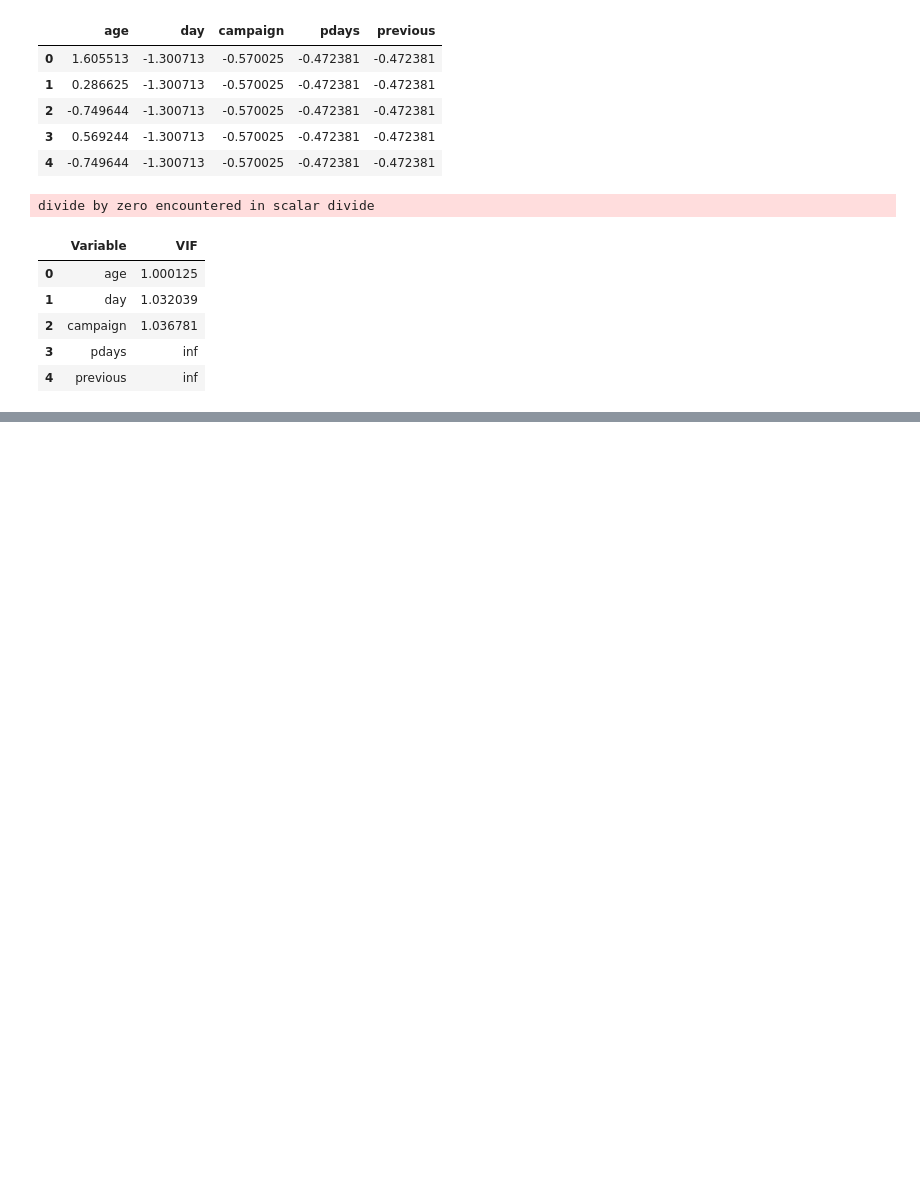
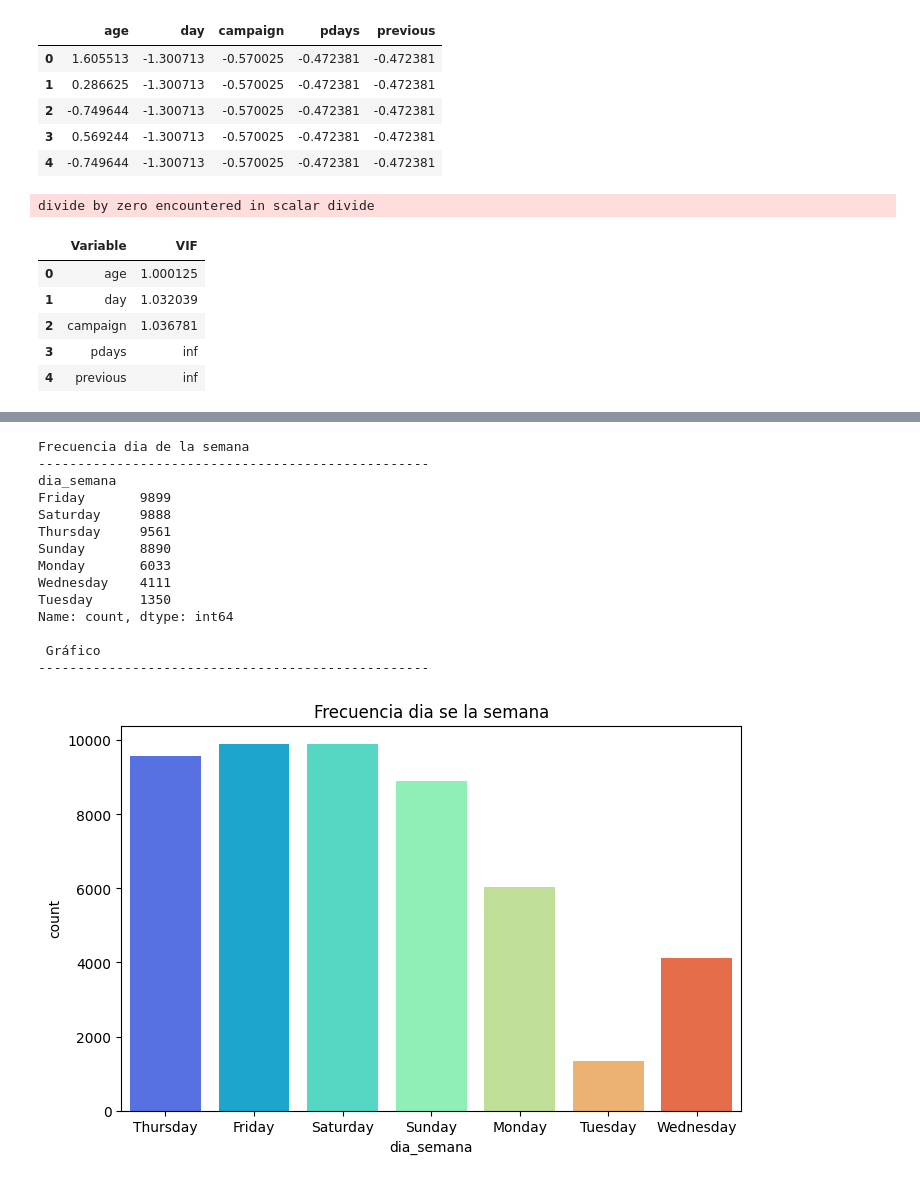
Before and after one commit to mariol-lamas/PFG-UNAV-G4, a Jupyter notebook: Src/Initial_Exp/eda.ipynb, the cells around one changed output, grey strips where cells are left out. Saved outputs shown, nothing was run; the diff lists cells and outputs as text; code cells hidden in the pictures; blank space fills up the shorter version.

```diff
--- a/Src/Initial_Exp/eda.ipynb
+++ b/Src/Initial_Exp/eda.ipynb
@@ -558,0 +584,18 @@ divide by zero encountered in scalar divide
+# %%
+from datetime import datetime
+meses_dict = {
+    'jan': 1, 'feb': 2, 'mar': 3, 'apr': 4,
+    'may': 5, 'jun': 6, 'jul': 7, 'aug': 8,
+    'sep': 9, 'oct': 10, 'nov': 11, 'dec': 12
+}
+
+# Función para obtener el nombre del día de la semana
+def get_weekday_name(day, month):
+    # Asumimos que las fechas son del año 2016
+    year = 2016
+    month_num = meses_dict[month.lower()]  # Convierte el nombre del mes a número
+    date_obj = datetime(year, month_num, day)
+    return date_obj.strftime('%A')  # Devuelve el nombre completo del día de la semana
+
+# Aplicar la función a las filas del DataFrame para crear la nueva columna 'dia_semana'
+data['dia_semana'] = data.apply(lambda row: get_weekday_name(row['day'], row['month']), axis=1)
@@ -558,0 +636,26 @@ divide by zero encountered in scalar divide
+# %%
+print('Frecuencia dia de la semana')
+print('-'*50)
+print(data['dia_semana'].value_counts())
+print('\n Gráfico')
+print('-'*50)
+plt.figure(figsize=(8,5))
+sns.countplot(x='dia_semana',data=data, palette='rainbow')
+plt.title("Frecuencia dia se la semana")
+plt.show()
+# %% [output]
+Frecuencia dia de la semana
+--------------------------------------------------
+dia_semana
+Friday       9899
+Saturday     9888
+Thursday     9561
+Sunday       8890
+Monday       6033
+Wednesday    4111
+Tuesday      1350
+Name: count, dtype: int64
+
+ Gráfico
+--------------------------------------------------
+[figure, added]
```
Also changed, not shown: parts of 5 cells of this notebook.
